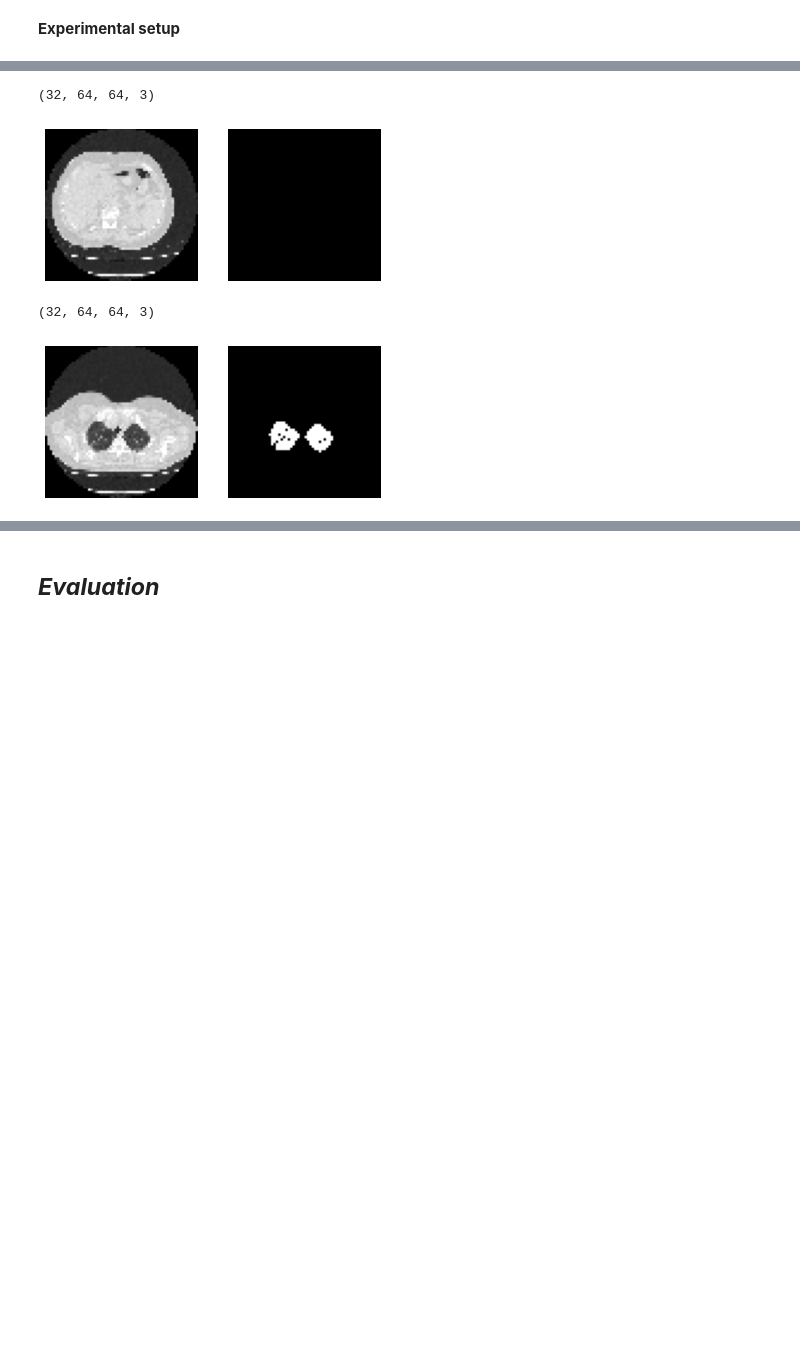
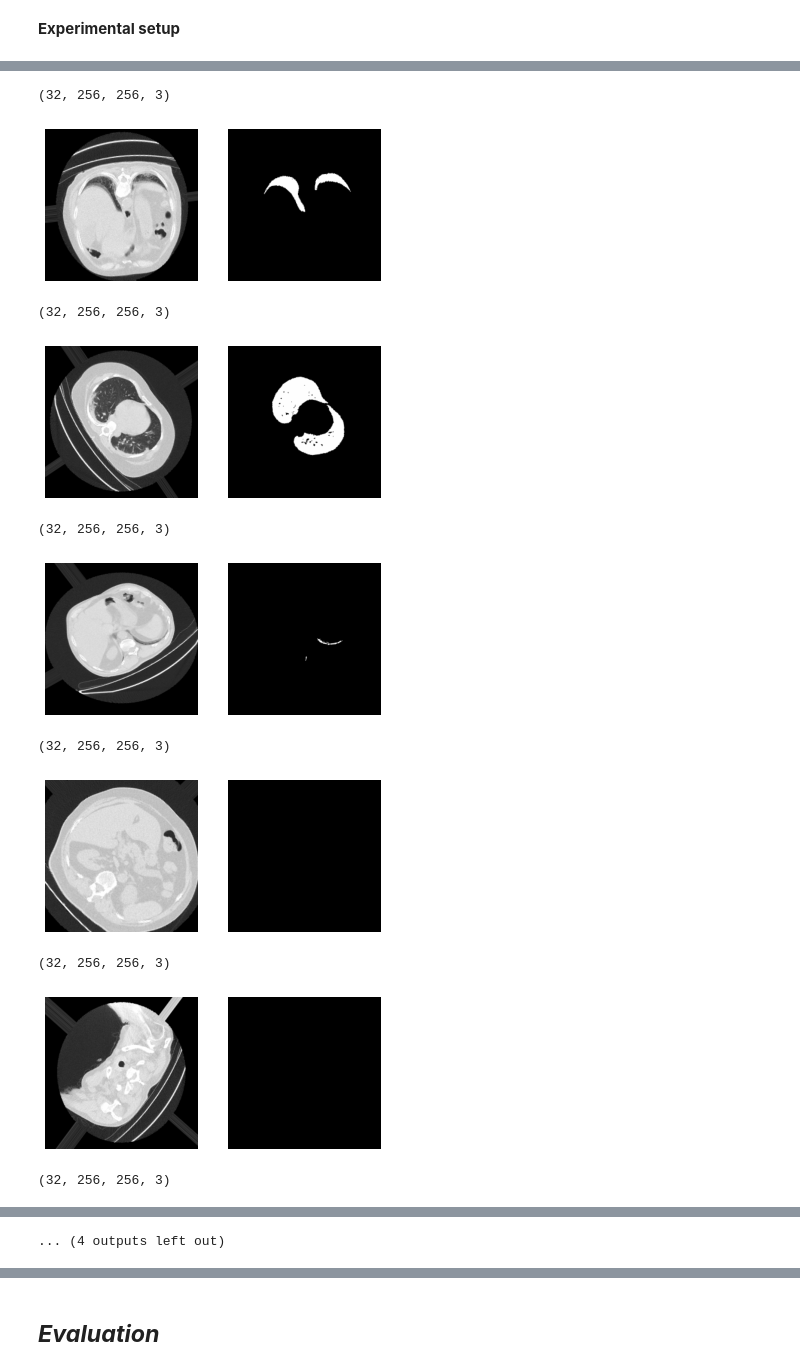
Before and after one commit to andres87sg/LungCT, a Jupyter notebook: LungSegm.ipynb, the cells around one changed output, grey strips where cells are left out. Saved outputs shown, nothing was run; the diff lists cells and outputs as text; code cells hidden in the pictures; blank space fills up the shorter version.

```diff
--- a/LungSegm.ipynb
+++ b/LungSegm.ipynb
@@ -26,21 +26,21 @@ Drive already mounted at /content/drive; to attempt to forcibly remount, call dr
 # %% [markdown]
 **Experimental setup**
 # %%
-experiment_name = 'Experimento6'
-scale_factor = 8
+experiment_name = 'Experimento1'
+scale_factor = 2
 filters = 16
 image_size = 512
 # %%
-input_dir = '/content/drive/My Drive/LungCT/CTPatients/train_set/'
-mask_dir = '/content/drive/My Drive/LungCT/CTPatients/mask_train/'
+input_dir = '/content/drive/My Drive/LungCT/Train/CT/'
+mask_dir = '/content/drive/My Drive/LungCT/Train/Mask/'
 
-val_dir = '/content/drive/My Drive/LungCT/CTPatients/val_set/'
-mask_val_dir = '/content/drive/My Drive/LungCT/CTPatients/mask_val/'
+val_dir = '/content/drive/My Drive/LungCT/Val/CT/'
+mask_val_dir = '/content/drive/My Drive/LungCT/Val/Mask/'
 # %%
 target_size=(image_size//scale_factor, image_size//scale_factor)
 
 image_datagen = ImageDataGenerator(
-                                  rescale=1./255
+                                  rescale=1./255,
                                   rotation_range=60,
                                   fill_mode='nearest',
                                   zoom_range=0.2,
@@ -91,19 +91,26 @@ Found 233 images belonging to 1 classes.
 # %%
-for _ in range(2):
+for _ in range(8):
     img = image_generator.next()
     mask = mask_generator.next()
 
     print(img.shape)
     plt.figure(1)
     plt.subplot(1,2,1)
     plt.axis('off')
     plt.imshow(img[0])
     plt.subplot(1,2,2)
     plt.imshow(mask[0])
     plt.axis('off')
     plt.show()
 # %% [output]
-(32, 64, 64, 3)
+(32, 256, 256, 3)
-[figure, old version]
+[figure, new version]
-(32, 64, 64, 3)
+(32, 256, 256, 3)
-[figure, old version]
+[figure, new version]
+(32, 256, 256, 3)
+[figure, added]
+(32, 256, 256, 3)
+[figure, added]
+(32, 256, 256, 3)
+[figure, added]
+(32, 256, 256, 3)
@@ -110,3 +118,4 @@ for _ in range(2):
+... (4 outputs left out)
 # %%
 def conv_block(tensor, nfilters, size=3, padding='same', initializer="he_normal"):
     x = Conv2D(filters=nfilters, kernel_size=(size, size), padding=padding, kernel_initializer=initializer)(tensor)
```
Also changed, not shown: parts of 6 cells of this notebook.
